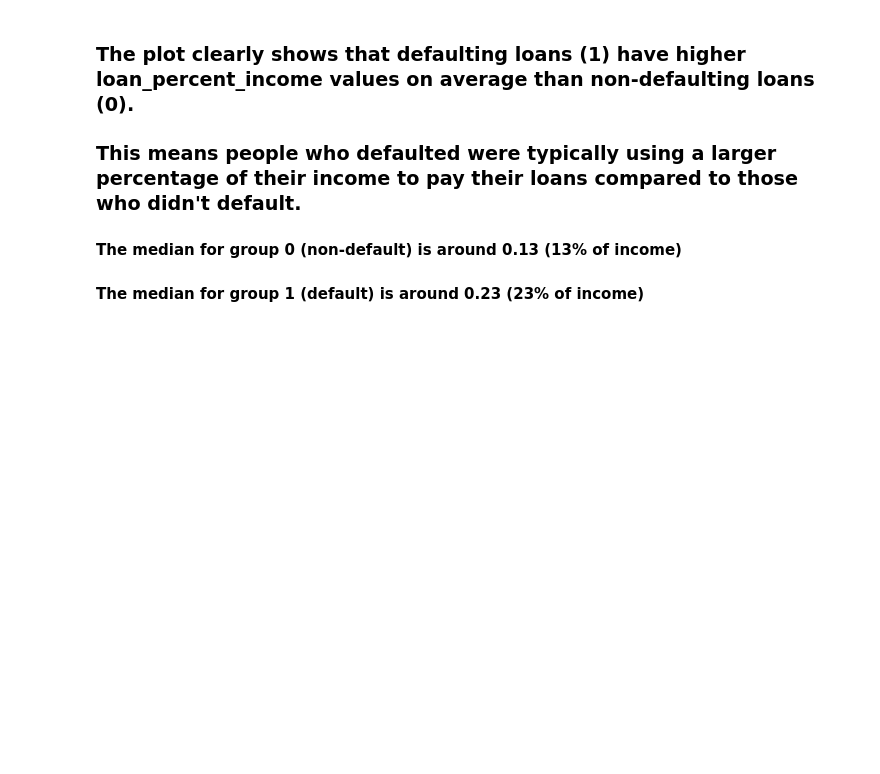
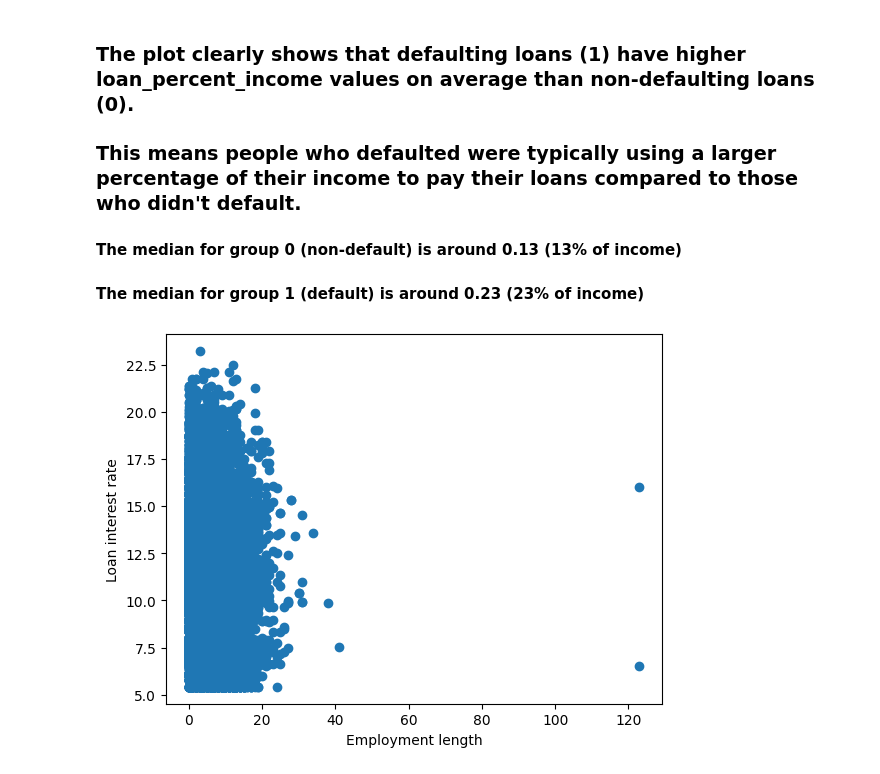
Before and after one commit to der-amit/credit-risk, a Jupyter notebook: data_exploration.ipynb, the cells around one changed output. Drawn from its saved outputs; the diff is of its cells as text; code cells hidden in the pictures; blank space fills up the shorter version.

Commit message:
outlier detection and removal

```diff
--- a/data_exploration.ipynb
+++ b/data_exploration.ipynb
@@ -64,3 +64,12 @@ plt.show()
 ### This means people who defaulted were typically using a larger percentage of their income to pay their loans compared to those who didn't default.
 #### The median for group 0 (non-default) is around 0.13 (13% of income)
 #### The median for group 1 (default) is around 0.23 (23% of income)
+# %%
+#Detecting and removing outliers
+
+plt.scatter(x = df['person_emp_length'], y= df['loan_int_rate'])
+plt.xlabel("Employment length")
+plt.ylabel("Loan interest rate")
+plt.show()
+# %% [output]
+[figure, added]
```
Also changed, not shown: parts of 4 cells of this notebook.
